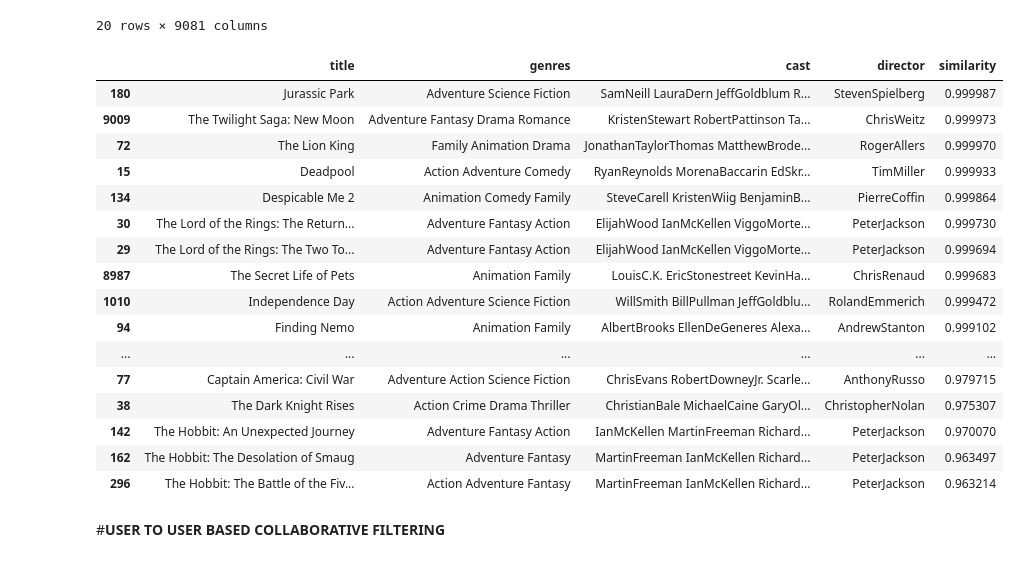
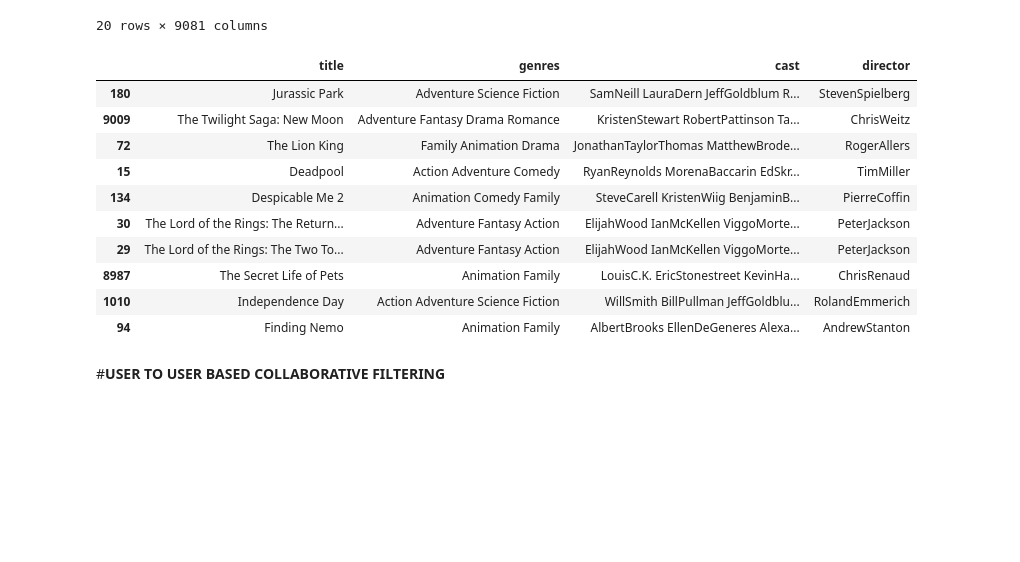
Before and after one commit to disha2sinha/Movie-Recommendation-System, a Jupyter notebook: Recommendation_System.ipynb, the cells around one changed output. Saved outputs shown, nothing was run; the diff lists cells and outputs as text; code cells hidden in the pictures; blank space fills up the shorter version.

```diff
--- a/Recommendation_System.ipynb
+++ b/Recommendation_System.ipynb
@@ -192,42 +193,35 @@ cosine_sim.head(20)
 | 118340 | 0.978773 | 0.728203 | 0.998615 | 0.972323 | 0.998730 | 0.998651 | 0.996855 | 0.982643 | 0.966323 | 0.396334 | 0.999251 | ... |
 20 rows × 9081 columns
 # %%
-def recommendations(movie_name):
+def content_based(movie_name):
   movie_idx=movies_data[movies_data['title']==movie_name]['tmdbId'].values[0]
   movie_cluster=movies_df.at[movie_idx,'KmeansCluster']
   bestRecommendationsIdx=movies_df[movies_df['KmeansCluster']==movie_cluster].index.values
   scores=[]
   for index in bestRecommendationsIdx:
     scores.append((index,cosine_sim.at[movie_idx,index]))
   scores.sort(key = lambda x: x[1],reverse=True)
-  bestRecommendationsdf=pd.DataFrame(columns=['title','genres','cast','director','similarity'])
+  bestRecommendationsdf=pd.DataFrame(columns=['title','genres','cast','director'])
   for tup in scores:
     if tup[0]!=movie_idx:
       df=movies_data[movies_data['tmdbId']==tup[0]][['title','genres','cast','director']]
-      df['similarity']=tup[1]
       bestRecommendationsdf=pd.concat([bestRecommendationsdf,df])
 
-  return bestRecommendationsdf.head(50)
-bestRecommendationsdf=recommendations('Minions')
+  return bestRecommendationsdf.head(10)
+bestRecommendationsdf=content_based('Minions')
 bestRecommendationsdf
 # %% [output]
-|  | title | genres | cast | director | similarity |
-| 180 | Jurassic Park | Adventure Science Fiction | SamNeill LauraDern JeffGoldblum R... | StevenSpielberg | 0.999987 |
-| 9009 | The Twilight Saga: New Moon | Adventure Fantasy Drama Romance | KristenStewart RobertPattinson Ta... | ChrisWeitz | 0.999973 |
-| 72 | The Lion King | Family Animation Drama | JonathanTaylorThomas MatthewBrode... | RogerAllers | 0.999970 |
-| 15 | Deadpool | Action Adventure Comedy | RyanReynolds MorenaBaccarin EdSkr... | TimMiller | 0.999933 |
-| 134 | Despicable Me 2 | Animation Comedy Family | SteveCarell KristenWiig BenjaminB... | PierreCoffin | 0.999864 |
-| 30 | The Lord of the Rings: The Return... | Adventure Fantasy Action | ElijahWood IanMcKellen ViggoMorte... | PeterJackson | 0.999730 |
-| 29 | The Lord of the Rings: The Two To... | Adventure Fantasy Action | ElijahWood IanMcKellen ViggoMorte... | PeterJackson | 0.999694 |
-| 8987 | The Secret Life of Pets | Animation Family | LouisC.K. EricStonestreet KevinHa... | ChrisRenaud | 0.999683 |
-| 1010 | Independence Day | Action Adventure Science Fiction | WillSmith BillPullman JeffGoldblu... | RolandEmmerich | 0.999472 |
-| 94 | Finding Nemo | Animation Family | AlbertBrooks EllenDeGeneres Alexa... | AndrewStanton | 0.999102 |
-| ... | ... | ... | ... | ... | ... |
-| 77 | Captain America: Civil War | Adventure Action Science Fiction | ChrisEvans RobertDowneyJr. Scarle... | AnthonyRusso | 0.979715 |
-| 38 | The Dark Knight Rises | Action Crime Drama Thriller | ChristianBale MichaelCaine GaryOl... | ChristopherNolan | 0.975307 |
-| 142 | The Hobbit: An Unexpected Journey | Adventure Fantasy Action | IanMcKellen MartinFreeman Richard... | PeterJackson | 0.970070 |
-| 162 | The Hobbit: The Desolation of Smaug | Adventure Fantasy | MartinFreeman IanMcKellen Richard... | PeterJackson | 0.963497 |
-| 296 | The Hobbit: The Battle of the Fiv... | Action Adventure Fantasy | MartinFreeman IanMcKellen Richard... | PeterJackson | 0.963214 |
+|  | title | genres | cast | director |
+| 180 | Jurassic Park | Adventure Science Fiction | SamNeill LauraDern JeffGoldblum R... | StevenSpielberg |
+| 9009 | The Twilight Saga: New Moon | Adventure Fantasy Drama Romance | KristenStewart RobertPattinson Ta... | ChrisWeitz |
+| 72 | The Lion King | Family Animation Drama | JonathanTaylorThomas MatthewBrode... | RogerAllers |
+| 15 | Deadpool | Action Adventure Comedy | RyanReynolds MorenaBaccarin EdSkr... | TimMiller |
+| 134 | Despicable Me 2 | Animation Comedy Family | SteveCarell KristenWiig BenjaminB... | PierreCoffin |
+| 30 | The Lord of the Rings: The Return... | Adventure Fantasy Action | ElijahWood IanMcKellen ViggoMorte... | PeterJackson |
+| 29 | The Lord of the Rings: The Two To... | Adventure Fantasy Action | ElijahWood IanMcKellen ViggoMorte... | PeterJackson |
+| 8987 | The Secret Life of Pets | Animation Family | LouisC.K. EricStonestreet KevinHa... | ChrisRenaud |
+| 1010 | Independence Day | Action Adventure Science Fiction | WillSmith BillPullman JeffGoldblu... | RolandEmmerich |
+| 94 | Finding Nemo | Animation Family | AlbertBrooks EllenDeGeneres Alexa... | AndrewStanton |
 # %% [markdown]
 #**USER TO USER BASED COLLABORATIVE FILTERING**
 # %%
```
Also changed, not shown: parts of 5 cells of this notebook.
